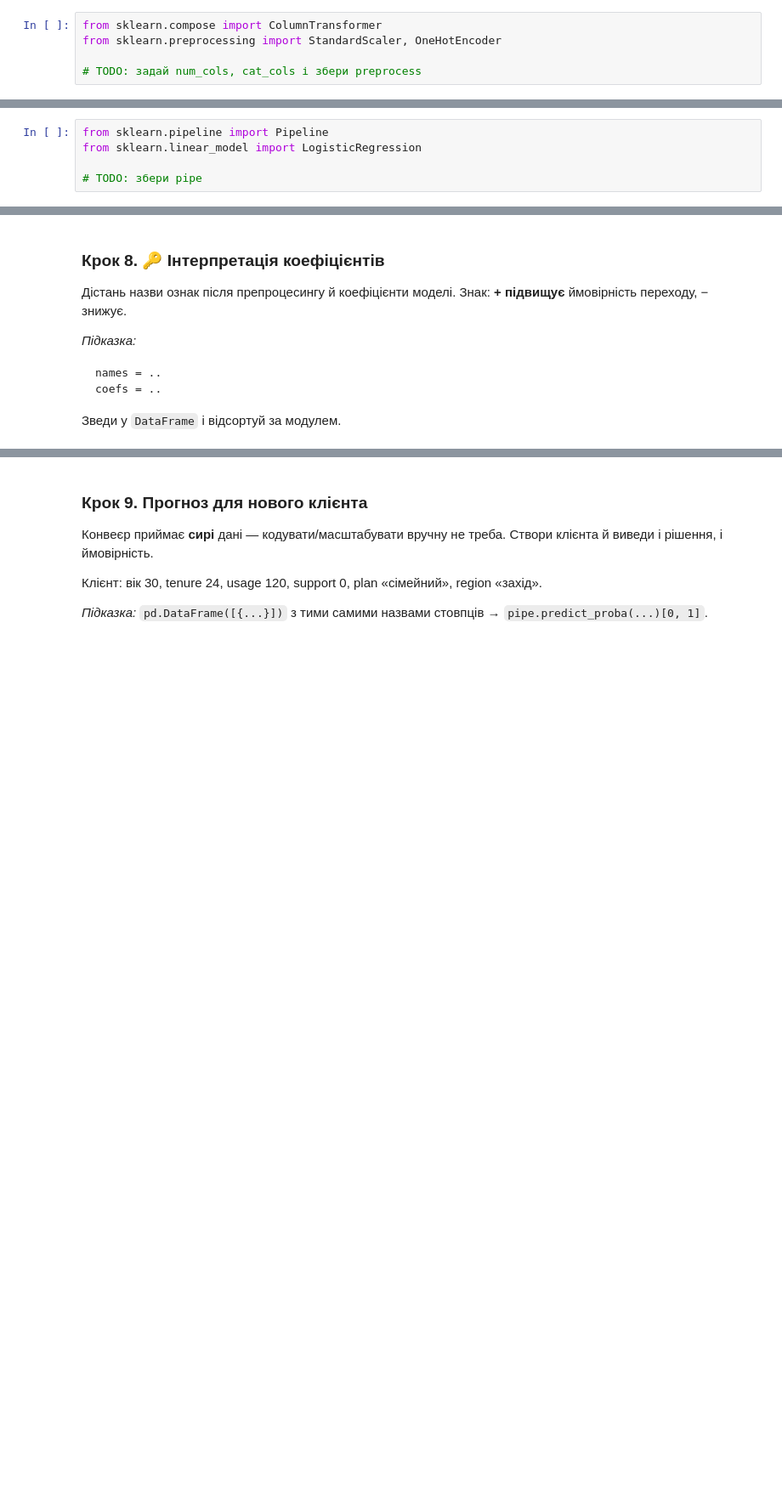
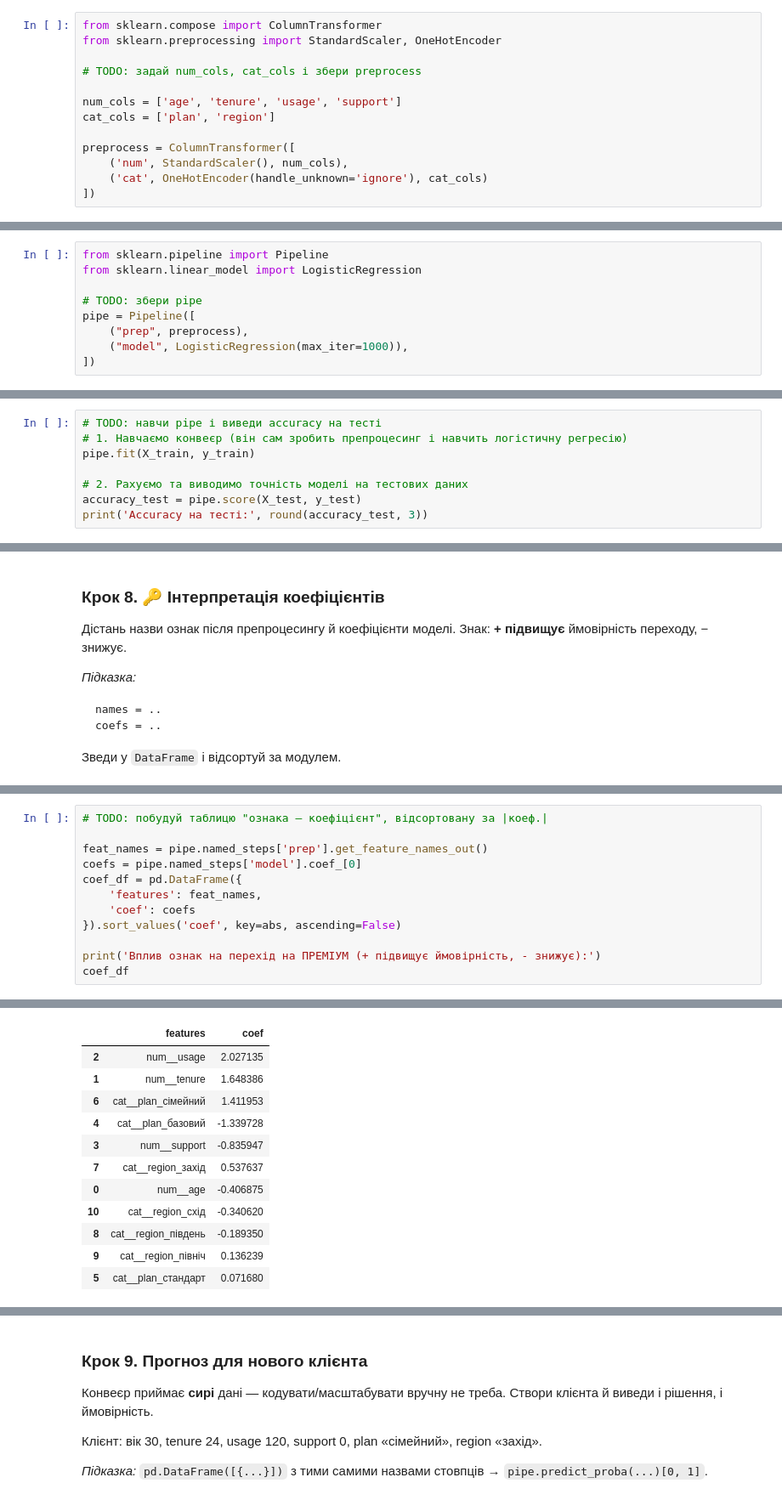
Before and after one commit to AllaYermilko/DTA-2026, a Jupyter notebook: ML/logreg_pipeline_TASKS.ipynb, the cells around one changed output, grey strips where cells are left out. Shown at 85% size. Drawn from its saved outputs; the diff is of its cells as text; blank space fills up the shorter version.

```diff
--- a/ML/logreg_pipeline_TASKS.ipynb
+++ b/ML/logreg_pipeline_TASKS.ipynb
@@ -109,6 +155,14 @@ from sklearn.compose import ColumnTransformer
 from sklearn.preprocessing import StandardScaler, OneHotEncoder
 
 # TODO: задай num_cols, cat_cols і збери preprocess
+
+num_cols = ['age', 'tenure', 'usage', 'support']
+cat_cols = ['plan', 'region']
+
+preprocess = ColumnTransformer([
+    ('num', StandardScaler(), num_cols),
+    ('cat', OneHotEncoder(handle_unknown='ignore'), cat_cols)
+])
 # %% [markdown]
 ### Крок 4. Збери повний `Pipeline`: препроцесинг + модель
 Поклади `preprocess` і `LogisticRegression(max_iter=1000)` в один `Pipeline`.
@@ -128,6 +182,10 @@ from sklearn.pipeline import Pipeline
 from sklearn.linear_model import LogisticRegression
 
 # TODO: збери pipe
+pipe = Pipeline([
+    ("prep", preprocess),
+    ("model", LogisticRegression(max_iter=1000)),
+])
 # %% [markdown]
 ### Крок 5. Навчи конвеєр і виміряй accuracy на тесті
 Один виклик `.fit(X_train, y_train)` прожене дані через усі кроки.
@@ -137,0 +194,8 @@ from sklearn.linear_model import LogisticRegression
+# %%
+# TODO: навчи pipe і виведи accuracy на тесті
+# 1. Навчаємо конвеєр (він сам зробить препроцесинг і навчить логістичну регресію)
+pipe.fit(X_train, y_train)
+
+# 2. Рахуємо та виводимо точність моделі на тестових даних
+accuracy_test = pipe.score(X_test, y_test)
+print('Accuracy на тесті:', round(accuracy_test, 3))
@@ -170,0 +265,13 @@ coefs = ..
+# %%
+# TODO: побудуй таблицю "ознака — коефіцієнт", відсортовану за |коеф.|
+
+feat_names = pipe.named_steps['prep'].get_feature_names_out()
+coefs = pipe.named_steps['model'].coef_[0]
+coef_df = pd.DataFrame({
+    'features': feat_names,
+    'coef': coefs
+}).sort_values('coef', key=abs, ascending=False)
+
+print('Вплив ознак на перехід на ПРЕМІУМ (+ підвищує ймовірність, - знижує):')
+coef_df
+# %% [output]
@@ -170,0 +279,12 @@ coefs = ..
+|  | features | coef |
+| 2 | num__usage | 2.027135 |
+| 1 | num__tenure | 1.648386 |
+| 6 | cat__plan_сімейний | 1.411953 |
+| 4 | cat__plan_базовий | -1.339728 |
+| 3 | num__support | -0.835947 |
+| 7 | cat__region_захід | 0.537637 |
+| 0 | num__age | -0.406875 |
+| 10 | cat__region_схід | -0.340620 |
+| 8 | cat__region_південь | -0.189350 |
+| 9 | cat__region_північ | 0.136239 |
+| 5 | cat__plan_стандарт | 0.071680 |
```
Also changed, not shown: parts of 20 cells of this notebook.
